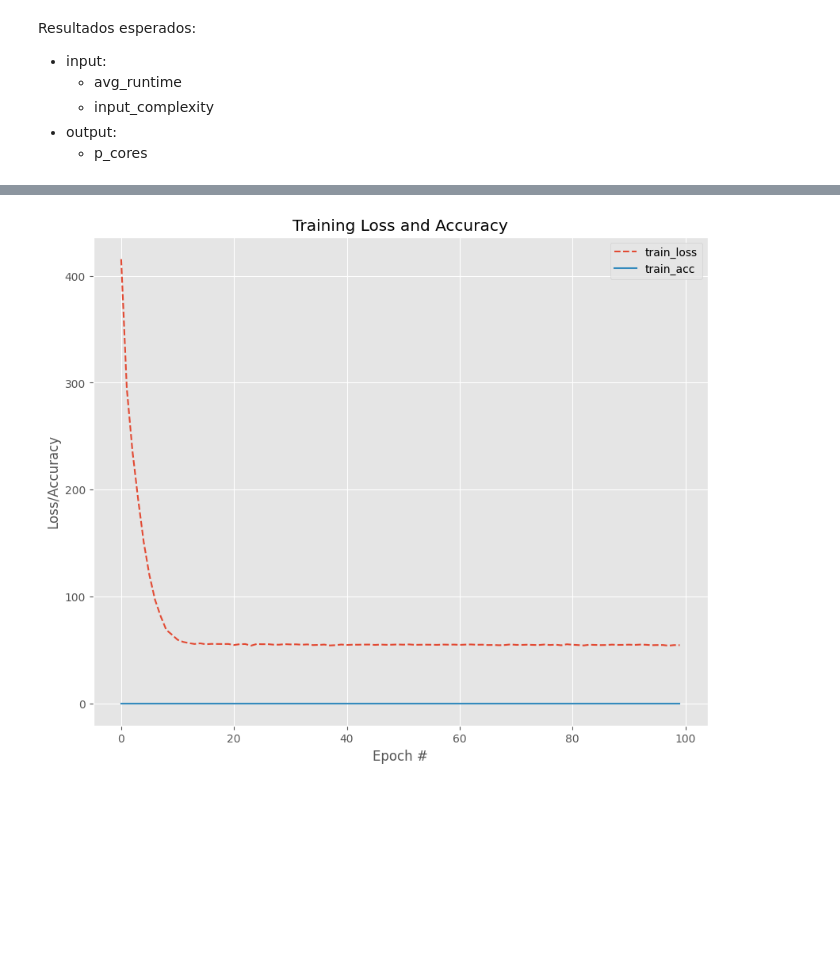
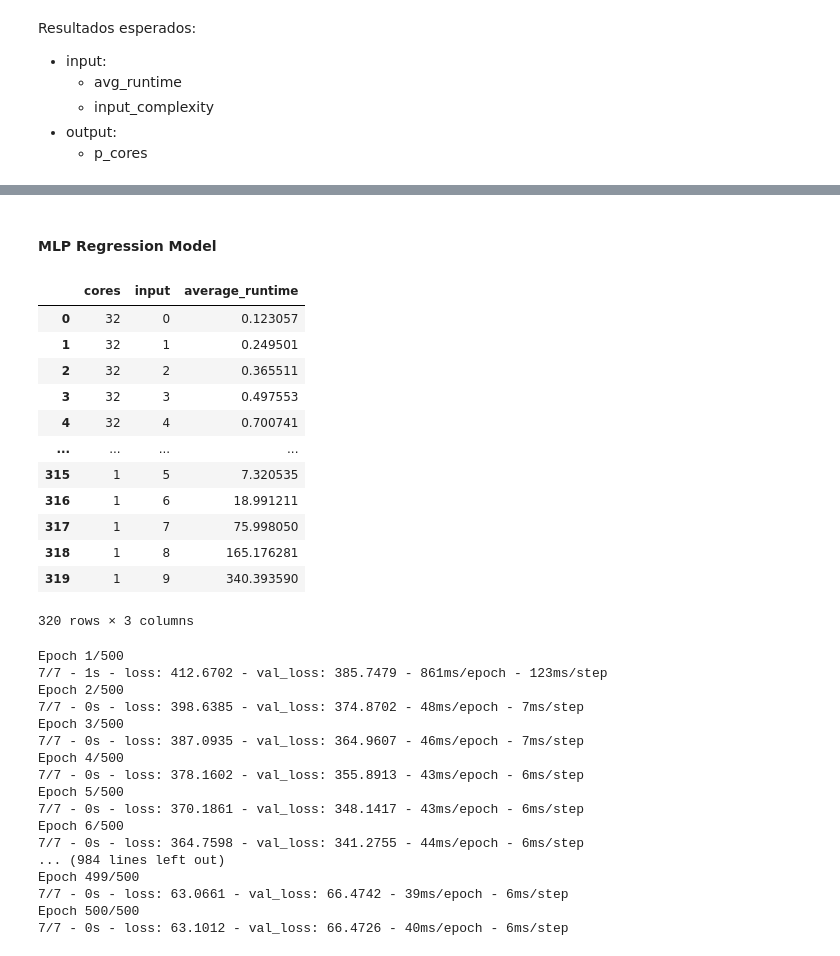
Before and after one commit to matheusslr/pascal-model-tcc, a Jupyter notebook: train.ipynb, the cells around one changed output, grey strips where cells are left out. Drawn from its saved outputs; the diff is of its cells as text; code cells hidden in the pictures; blank space fills up the shorter version.

Commit message:
feat: new trains

```diff
--- a/train.ipynb
+++ b/train.ipynb
@@ -68,11 +51,29 @@ plt.style.use("ggplot")
 fig, ax = plt.subplots(1,1,figsize=(10,8))
 
 ax.plot(np.arange(0, 100), history.history["loss"], label="train_loss",linestyle='--')
-ax.plot(np.arange(0, 100), history.history["accuracy"], label="train_acc")
 ax.set_title("Training Loss and Accuracy")
 ax.set_xlabel("Epoch #")
-ax.set_ylabel("Loss/Accuracy")
 ax.legend()
 plt.show()
-# %% [output]
-[figure, removed]
+# %% [markdown]
+#### MLP Regression Model
+# %%
+df_clean = pd.read_csv("dataset/clean_data.csv")
+df_clean['cores'] = df_clean['cores']/df_clean['cores'].max()
+df_clean['input'] = df_clean['input']/df_clean['input'].max()
+
+df_clean
+# %% [output]
+|  | cores | input | average_runtime |
+| 0 | 32 | 0 | 0.123057 |
+| 1 | 32 | 1 | 0.249501 |
+| 2 | 32 | 2 | 0.365511 |
+| 3 | 32 | 3 | 0.497553 |
+| 4 | 32 | 4 | 0.700741 |
+| ... | ... | ... | ... |
+| 315 | 1 | 5 | 7.320535 |
+| 316 | 1 | 6 | 18.991211 |
+| 317 | 1 | 7 | 75.998050 |
+| 318 | 1 | 8 | 165.176281 |
+| 319 | 1 | 9 | 340.393590 |
+320 rows × 3 columns
@@ -78,0 +85,32 @@ plt.show()
+# %%
+learning_rate = 0.0001
+input_shape = (X_train.shape[1],)
+
+model = tf.keras.Sequential()
+model.add(tf.keras.layers.Dense(16, activation='relu', input_shape = input_shape))
+model.add(tf.keras.layers.Dense(8, activation='relu'))
+model.add(tf.keras.layers.Dense(1, activation='linear'))
+
+# Compile the model
+model.compile(optimizer='adam',
+              loss='mean_squared_error')
+
+history = model.fit(X_train, y_train, batch_size=32, epochs=500, verbose=2, validation_data=(X_test, y_test))
+# %% [output]
+Epoch 1/500
+7/7 - 1s - loss: 412.6702 - val_loss: 385.7479 - 861ms/epoch - 123ms/step
+Epoch 2/500
+7/7 - 0s - loss: 398.6385 - val_loss: 374.8702 - 48ms/epoch - 7ms/step
+Epoch 3/500
+7/7 - 0s - loss: 387.0935 - val_loss: 364.9607 - 46ms/epoch - 7ms/step
+Epoch 4/500
+7/7 - 0s - loss: 378.1602 - val_loss: 355.8913 - 43ms/epoch - 6ms/step
+Epoch 5/500
+7/7 - 0s - loss: 370.1861 - val_loss: 348.1417 - 43ms/epoch - 6ms/step
+Epoch 6/500
+7/7 - 0s - loss: 364.7598 - val_loss: 341.2755 - 44ms/epoch - 6ms/step
+... (984 lines left out)
+Epoch 499/500
+7/7 - 0s - loss: 63.0661 - val_loss: 66.4742 - 39ms/epoch - 6ms/step
+Epoch 500/500
+7/7 - 0s - loss: 63.1012 - val_loss: 66.4726 - 40ms/epoch - 6ms/step
```
Also changed, not shown: parts of 9 cells of this notebook, 3 other files.
